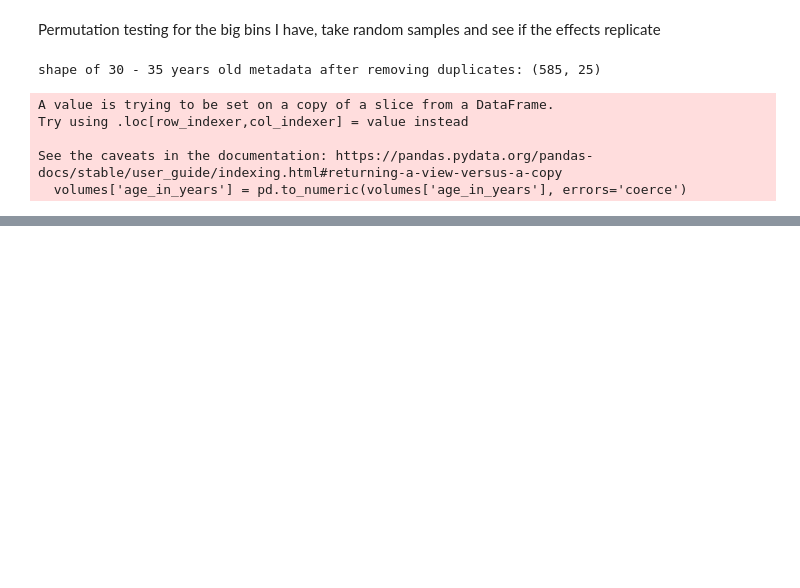
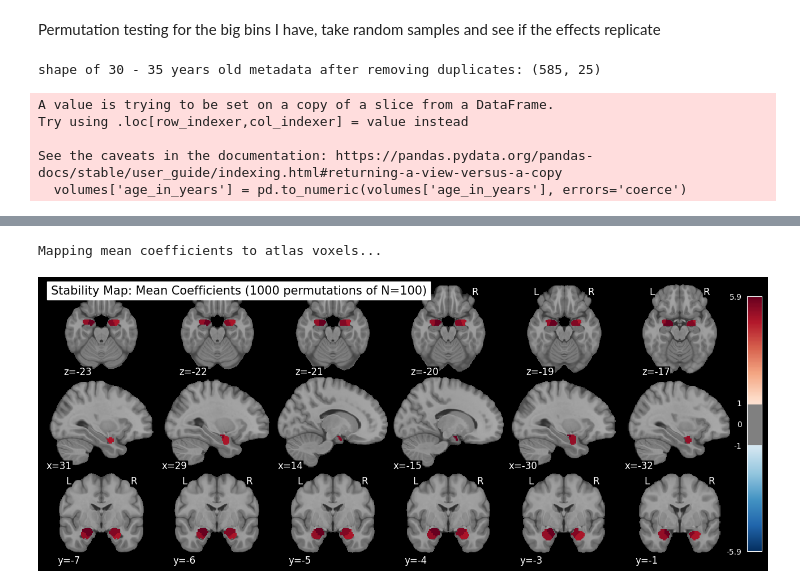
Before and after one commit to GaiaNegev13/legacy_pipe, a Jupyter notebook: scripts/step11_perm_testing.ipynb, the cells around one changed output, grey strips where cells are left out. Saved outputs shown, nothing was run; the diff lists cells and outputs as text; code cells hidden in the pictures; blank space fills up the shorter version.

```diff
--- a/scripts/step11_perm_testing.ipynb
+++ b/scripts/step11_perm_testing.ipynb
@@ -194,0 +87,34 @@ Running 50 stability permutations...
+# %%
+# --- 3. Map Results to Atlas Space ---
+atlas_file_path = '/media/storage/MATLAB_atlases-20250612T134418Z-1-001/MATLAB_atlases/schaefer2018tian2020_400_7.nii'
+atlas_img = nib.load(atlas_file_path)
+atlas_labels = atlas_img.get_fdata()
+
+stat_map_data = np.zeros_like(atlas_labels, dtype=float)
+
+print("Mapping mean coefficients to atlas voxels...")
+for label, mean_coef in mean_coef_map.items():
+    stat_map_data[atlas_labels == label] = mean_coef
+
+coef_map_img = new_img_like(atlas_img, stat_map_data)
+
+# --- 4. Plotting ---
+bg_img = load_mni152_template()
+custom_cut_coords = (6, 6, 6)
+
+plotting.plot_stat_map(
+    stat_map_img=coef_map_img,
+    bg_img=bg_img,
+    title=f"Stability Map: Mean Coefficients ({N_PERMUTATIONS} permutations of N=100)",
+    cmap='RdBu_r', # Red = Volume increase per year, Blue = Volume decrease
+    symmetric_cbar=True,
+    threshold=1, # Adjusted: Coefs can be small; set this based on your expected effect size
+    display_mode='mosaic',
+    cut_coords=custom_cut_coords,
+    colorbar=True
+)
+
+plotting.show()
+# %% [output]
+Mapping mean coefficients to atlas voxels...
+[figure, added]
```
Also changed, not shown: parts of 3 cells of this notebook, 2 other files.
